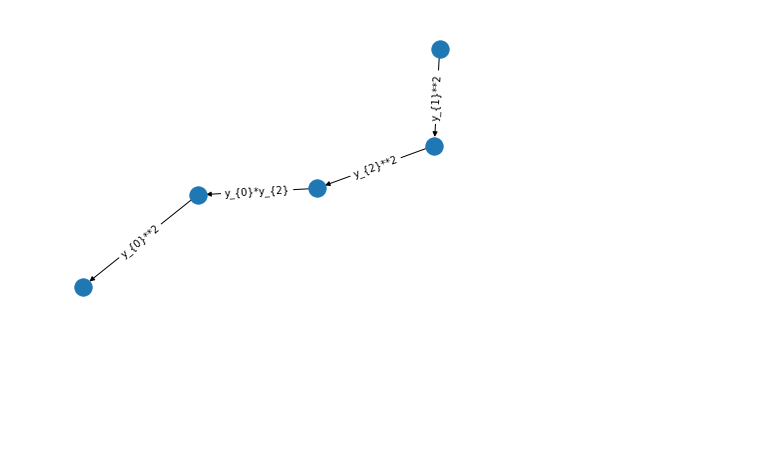
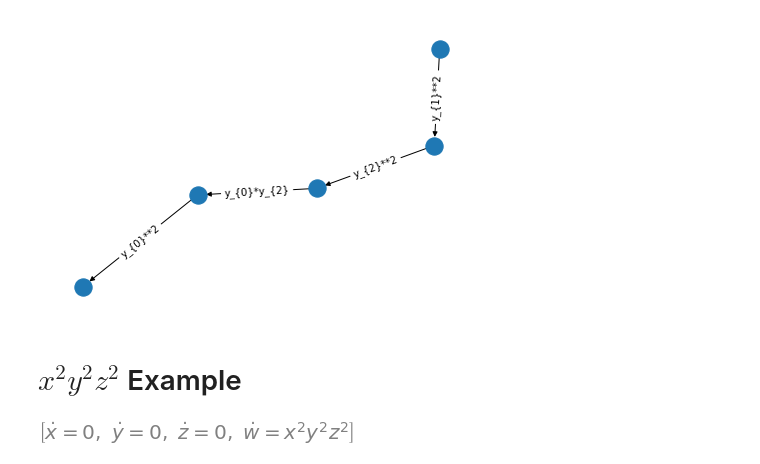
Before and after one commit to AndreyBychkov/QBee, a Jupyter notebook: PythonPackage/examples/quadratic_linearization.ipynb, the cells around one changed output. Drawn from its saved outputs; the diff is of its cells as text; code cells hidden in the pictures; blank space fills up the shorter version.

Commit message:
Updated QL examples

```diff
--- a/PythonPackage/examples/quadratic_linearization.ipynb
+++ b/PythonPackage/examples/quadratic_linearization.ipynb
@@ -72,3 +72,22 @@ Last replacement: Eq(y_{4}, y_{0}*y_{2})
 visualize('graph_log.csv')
 # %% [output]
 [figure]
+# %% [markdown]
+# $x^2y^2z^2$ Example
+# %%
+x, y, z, w = sp.symbols('x, y, z, w')
+x_dot = make_derivative_symbol(x)
+y_dot = make_derivative_symbol(y)
+z_dot = make_derivative_symbol(z)
+w_dow = make_derivative_symbol(w)
+
+system = [
+    sp.Eq(x_dot, 0),
+    sp.Eq(y_dot, 0),
+    sp.Eq(z_dot, 0),
+    sp.Eq(w_dow, x**2 * y**2 * z**2)
+]
+
+system
+# %% [output]
+[figure, added]
```
Also changed, not shown: parts of 2 cells of this notebook.
